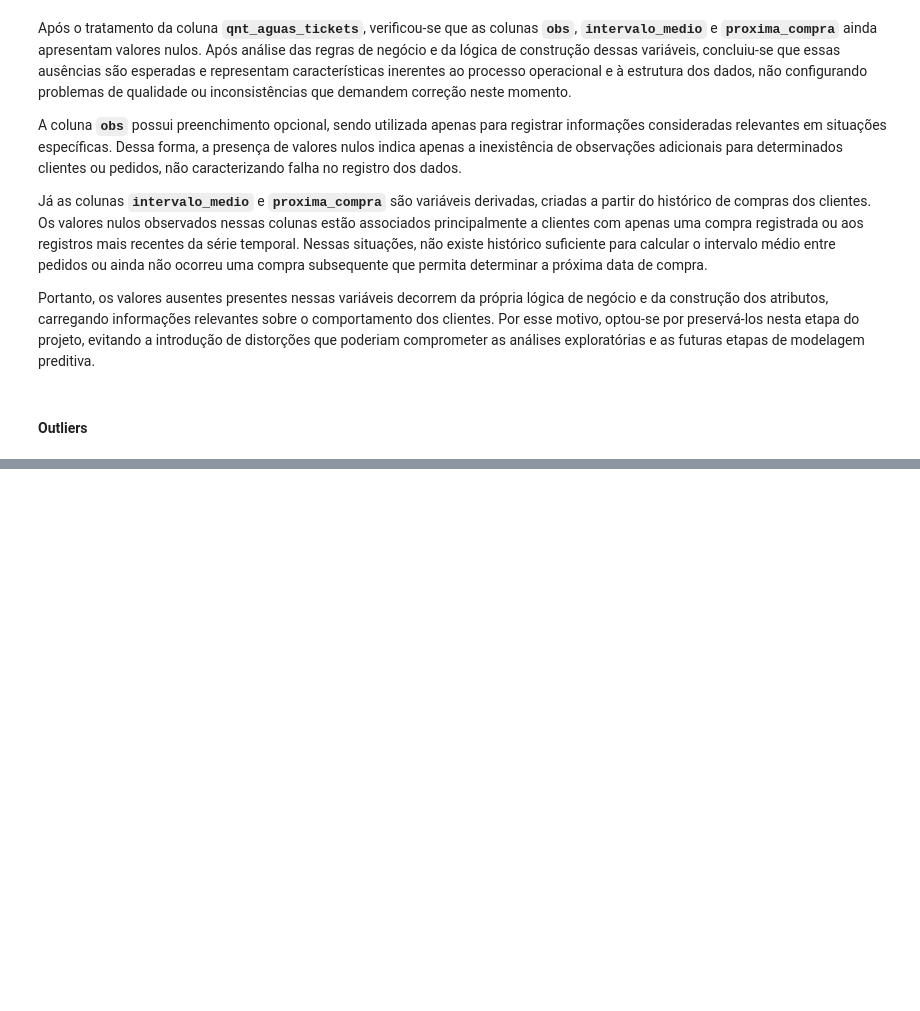
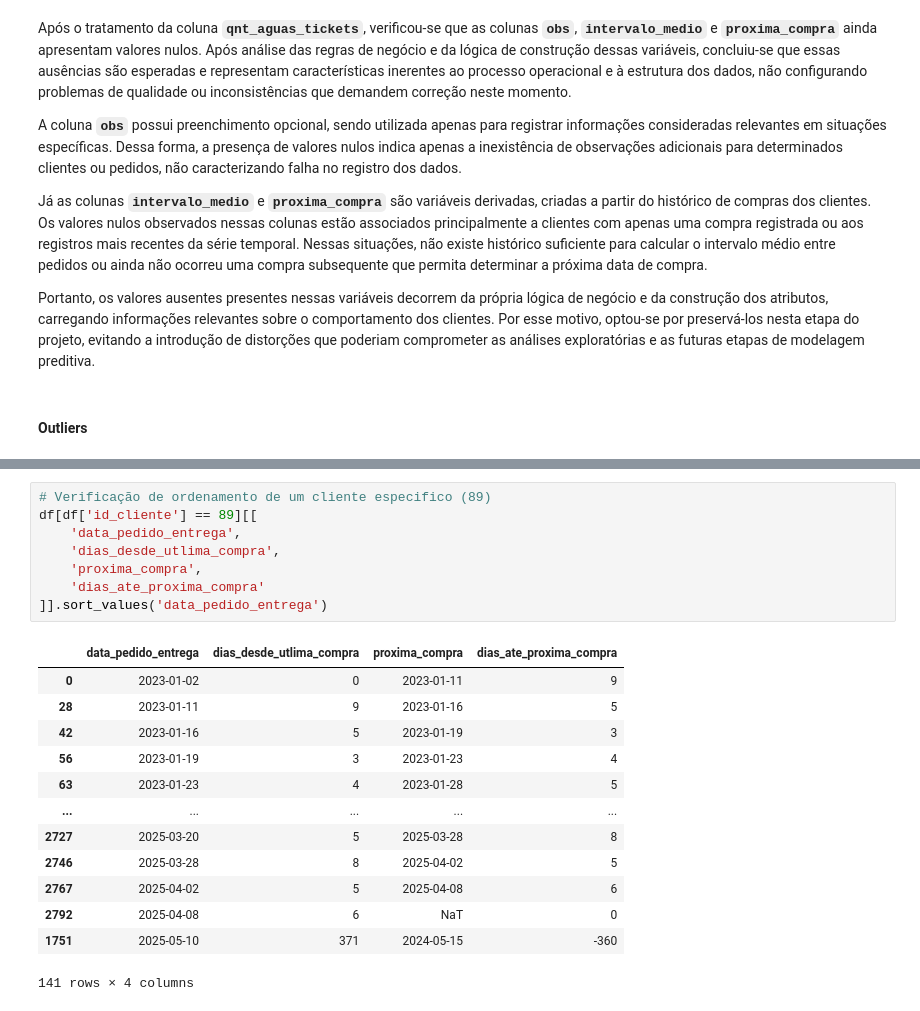
Before and after one commit to Fernandonneto/Projeto_Real_-_Previsao_Recompra_Agua_Mineral_Machine_Learning, a Jupyter notebook: Tratamento dos dados/Tratamento_dados.ipynb, the cells around one changed output, grey strips where cells are left out. Saved outputs shown, nothing was run; the diff lists cells and outputs as text; blank space fills up the shorter version.

```diff
--- a/Tratamento dos dados/Tratamento_dados.ipynb
+++ b/Tratamento dos dados/Tratamento_dados.ipynb
@@ -381,0 +486,22 @@ Dessa forma, embora não tenham sido identificados outliers evidentes nesta etap
+# %%
+# Verificação de ordenamento de um cliente especifico (89)
+df[df['id_cliente'] == 89][[
+    'data_pedido_entrega',
+    'dias_desde_utlima_compra',
+    'proxima_compra',
+    'dias_ate_proxima_compra'
+]].sort_values('data_pedido_entrega')
+# %% [output]
+|  | data_pedido_entrega | dias_desde_utlima_compra | proxima_compra | dias_ate_proxima_compra |
+| 0 | 2023-01-02 | 0 | 2023-01-11 | 9 |
+| 28 | 2023-01-11 | 9 | 2023-01-16 | 5 |
+| 42 | 2023-01-16 | 5 | 2023-01-19 | 3 |
+| 56 | 2023-01-19 | 3 | 2023-01-23 | 4 |
+| 63 | 2023-01-23 | 4 | 2023-01-28 | 5 |
+| ... | ... | ... | ... | ... |
+| 2727 | 2025-03-20 | 5 | 2025-03-28 | 8 |
+| 2746 | 2025-03-28 | 8 | 2025-04-02 | 5 |
+| 2767 | 2025-04-02 | 5 | 2025-04-08 | 6 |
+| 2792 | 2025-04-08 | 6 | NaT | 0 |
+| 1751 | 2025-05-10 | 371 | 2024-05-15 | -360 |
+141 rows × 4 columns
```
Also changed, not shown: parts of 13 cells of this notebook.
